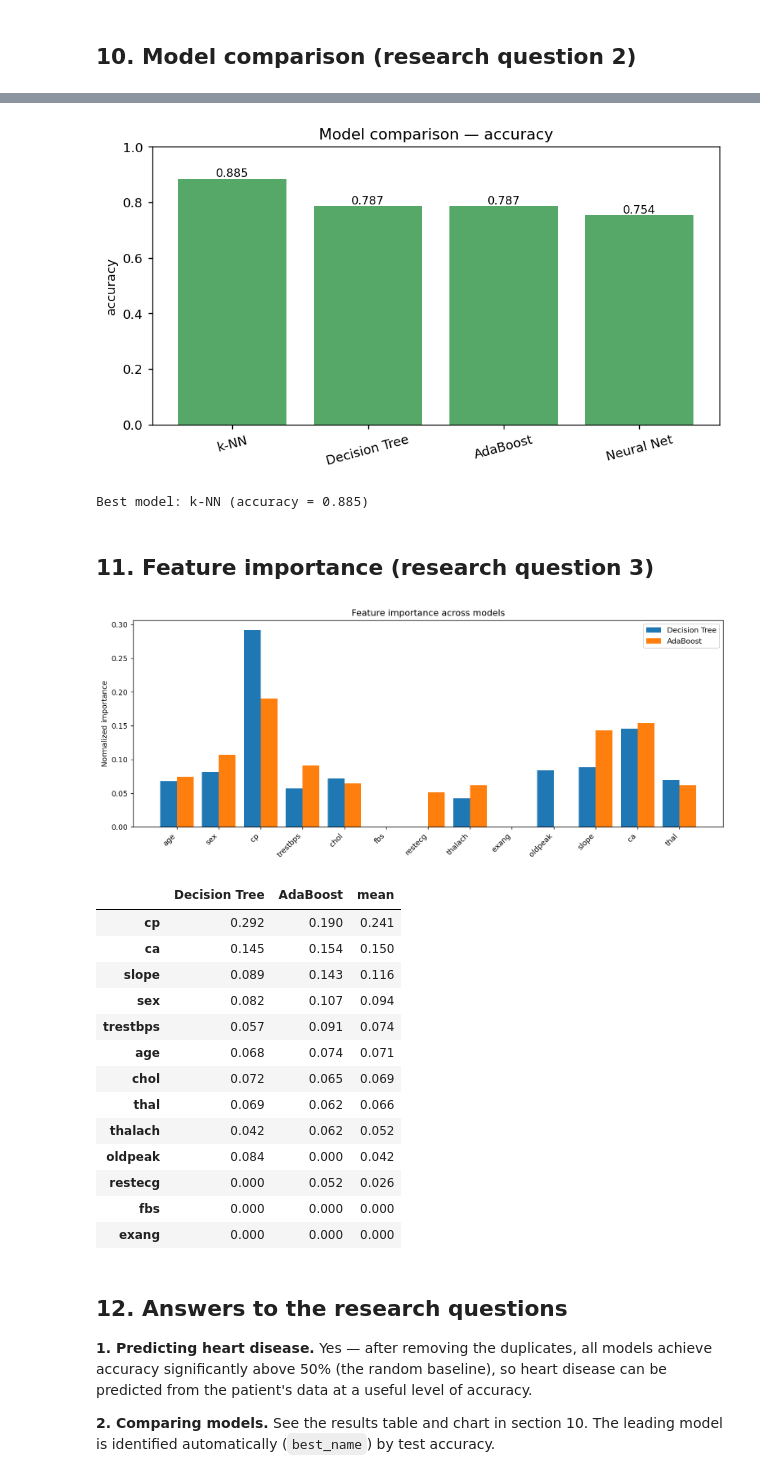
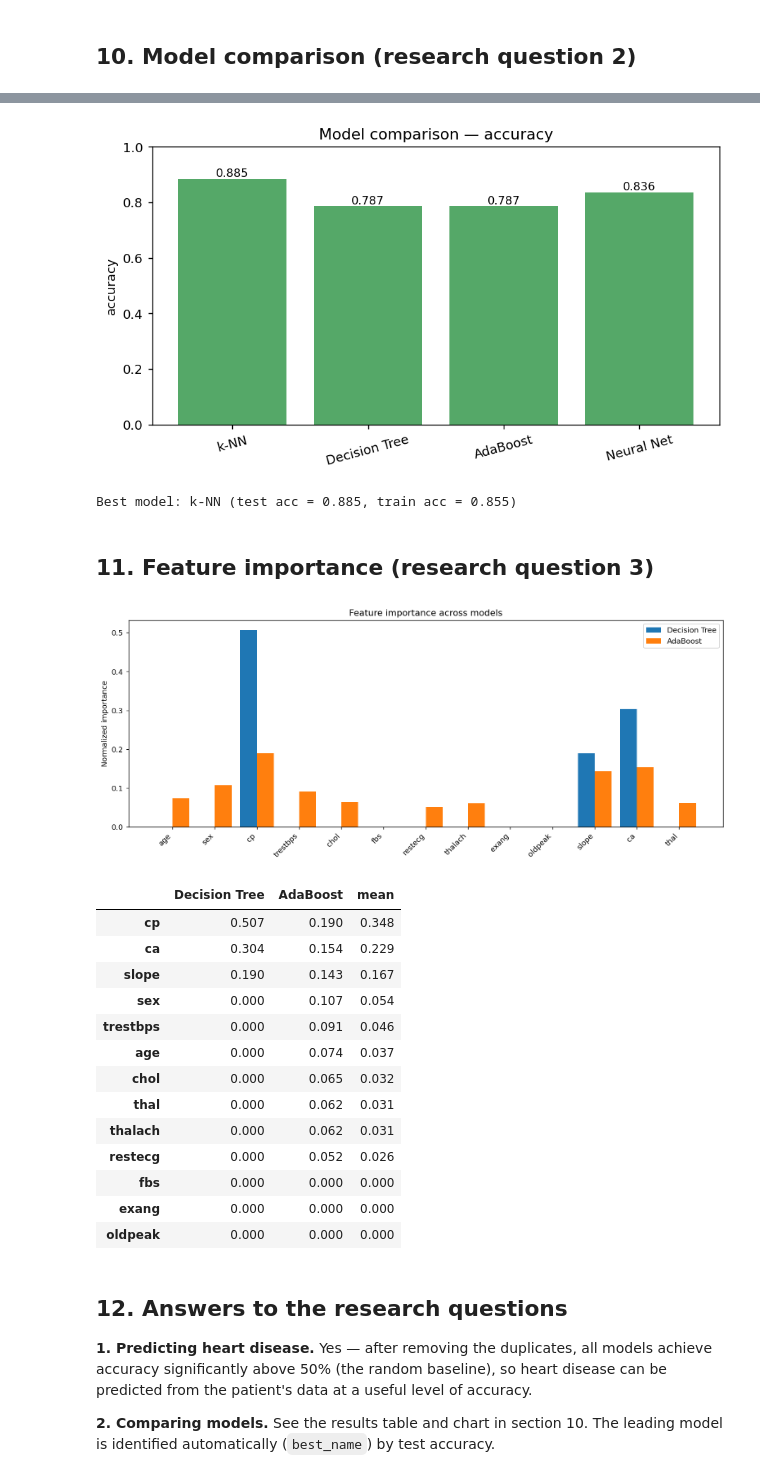
Before and after one commit to yonatang8675/ML_Project, a Jupyter notebook: notebooks/heart_disease.ipynb, the cells around one changed output, grey strips where cells are left out. Drawn from its saved outputs; the diff is of its cells as text; code cells hidden in the pictures.

```diff
--- a/notebooks/heart_disease.ipynb
+++ b/notebooks/heart_disease.ipynb
@@ -304,25 +532,36 @@ Test accuracy = 0.754
 # %% [markdown]
 ## 10. Model comparison (research question 2)
 # %%
-# Final tuned models.
+
+# Final tuned models — Decision Tree uses the selected feature subset from cell above.
 final_models = {
-    "k-NN":          (lambda: KNNClassifier(k=best_k), True),
-    "Decision Tree": (lambda: DecisionTreeClassifier(criterion="entropy", max_depth=best_depth), False),
-    "AdaBoost":      (lambda: AdaBoostClassifier(n_estimators=best_n_rounds), False),
-    "Neural Net":    (lambda: NeuralNetwork(hidden_layers=(16,), lr=0.1, epochs=300,
-                                            batch_size=32, l2=1e-4, seed=SEED), True),
+    "k-NN":          (lambda: KNNClassifier(k=best_k), True, None),
+    "Decision Tree": (lambda: DecisionTreeClassifier(max_depth=best_depth,
+                                                      min_samples_split=best_min_split,
+                                                      min_samples_leaf=best_min_leaf), False, selected_features),
+    "AdaBoost":      (lambda: AdaBoostClassifier(n_estimators=best_n_rounds), False, None),
+    "Neural Net":    (lambda: NeuralNetwork(hidden_layers=best_nn_params["hidden_layers"],
+                                            activation="relu",
+                                            lr=best_nn_params["lr"], epochs=500,
+                                            batch_size=32, l2=best_nn_params["l2"],
+                                            seed=SEED, patience=20, val_fraction=0.1), True, None),
 }
 
 results = {}
 fitted = {}
-for name, (factory, scale) in final_models.items():
+for name, (factory, scale, cols) in final_models.items():
     X_fit, X_eval = (X_train_s, X_test_s) if scale else (X_train, X_test)
+    if cols is not None:
+        X_fit, X_eval = X_fit[:, cols], X_eval[:, cols]
     model = factory()
     model.fit(X_fit, y_train)
-    fitted[name] = (model, scale)
+    fitted[name] = (model, scale, cols)
     results[name] = ev.evaluate_model(model, X_fit, y_train, X_eval, y_test)
 
-results_df = pd.DataFrame(results).T[["accuracy"]]
-results_df = results_df.sort_values("accuracy", ascending=False)
+results_df = pd.DataFrame(results).T[["train_accuracy", "accuracy"]]
+results_df.columns = ["train acc", "test acc"]
+results_df["overfit gap"] = results_df["train acc"] - results_df["test acc"]
+results_df = results_df.sort_values("test acc", ascending=False)
+
 results_df
 # %% [output]
@@ -334,47 +573,55 @@ results_df
 # %%
 display(Image(plots.plot_model_comparison(results, metric="accuracy")))
 best_name = results_df.index[0]
-print("Best model:", best_name, "(accuracy = %.3f)" % results_df.loc[best_name, "accuracy"])
+print("Best model:", best_name, "(test acc = %.3f, train acc = %.3f)" % (
+    results_df.loc[best_name, "test acc"], results_df.loc[best_name, "train acc"]))
 # %% [output]
-[figure, old version]
+[figure, new version]
-Best model: k-NN (accuracy = 0.885)
+Best model: k-NN (test acc = 0.885, train acc = 0.855)
 # %% [markdown]
 ## 11. Feature importance (research question 3)
 # %%
+
 importances = {}
 
-# Model-specific importances (impurity decrease in the tree, stump weights in AdaBoost).
-dt_full = DecisionTreeClassifier(criterion="entropy", max_depth=best_depth).fit(X_train, y_train)
-importances["Decision Tree"] = dt_full.feature_importances_
+# Decision Tree: fit on the selected feature subset; map importances back to all 13 features
+# (unselected features get 0) so the plot axes stay consistent.
+dt_sel = DecisionTreeClassifier(max_depth=best_depth,
+                                min_samples_split=best_min_split,
+                                min_samples_leaf=best_min_leaf).fit(X_train[:, selected_features], y_train)
+dt_imp = np.zeros(len(feature_names))
+dt_imp[selected_features] = dt_sel.feature_importances_
+importances["Decision Tree"] = dt_imp
 importances["AdaBoost"] = fitted["AdaBoost"][0].feature_importances_
 
 display(Image(plots.plot_feature_importances(importances, feature_names)))
 
 # Average the normalized importances across models to get a consensus.
 normalized = {}
 for model_name, importance in importances.items():
     importance = np.asarray(importance)
     normalized[model_name] = importance / (np.sum(np.abs(importance)) or 1)
 
 imp_df = pd.DataFrame(normalized, index=feature_names)
+
 imp_df["mean"] = imp_df.mean(axis=1)
 imp_df.sort_values("mean", ascending=False)
 # %% [output]
-[figure, old version]
+[figure, new version]
 |  | Decision Tree | AdaBoost | mean |
-| cp | 0.292 | 0.190 | 0.241 |
-| ca | 0.145 | 0.154 | 0.150 |
-| slope | 0.089 | 0.143 | 0.116 |
-| sex | 0.082 | 0.107 | 0.094 |
-| trestbps | 0.057 | 0.091 | 0.074 |
-| age | 0.068 | 0.074 | 0.071 |
-| chol | 0.072 | 0.065 | 0.069 |
-| thal | 0.069 | 0.062 | 0.066 |
-| thalach | 0.042 | 0.062 | 0.052 |
-| oldpeak | 0.084 | 0.000 | 0.042 |
+| cp | 0.507 | 0.190 | 0.348 |
+| ca | 0.304 | 0.154 | 0.229 |
+| slope | 0.190 | 0.143 | 0.167 |
+| sex | 0.000 | 0.107 | 0.054 |
+| trestbps | 0.000 | 0.091 | 0.046 |
+| age | 0.000 | 0.074 | 0.037 |
+| chol | 0.000 | 0.065 | 0.032 |
+| thal | 0.000 | 0.062 | 0.031 |
+| thalach | 0.000 | 0.062 | 0.031 |
 | restecg | 0.000 | 0.052 | 0.026 |
 | fbs | 0.000 | 0.000 | 0.000 |
 | exang | 0.000 | 0.000 | 0.000 |
+| oldpeak | 0.000 | 0.000 | 0.000 |
 # %% [markdown]
 ## 12. Answers to the research questions
 
```
Also changed, not shown: parts of 18 cells of this notebook, 9 other files.
